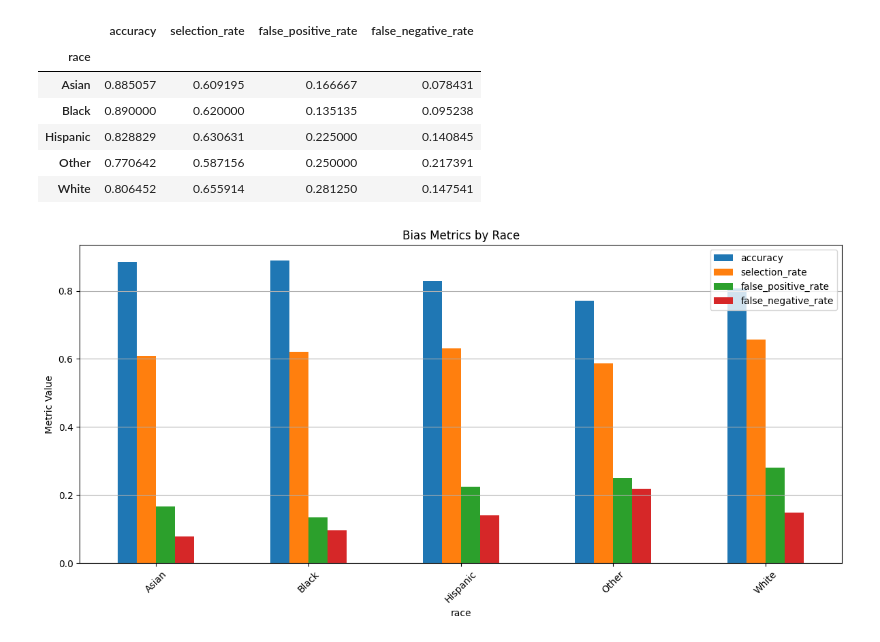
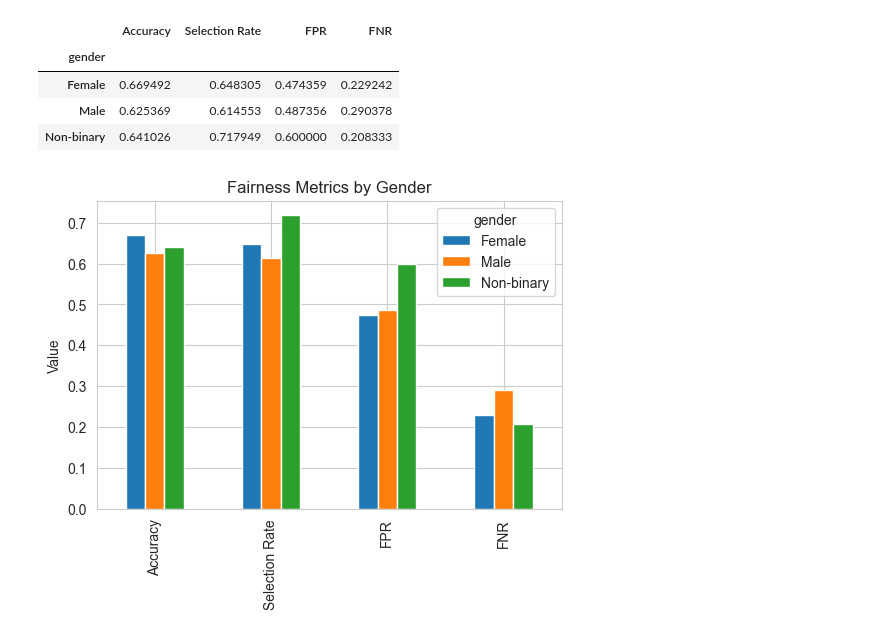
Before and after one commit to RajatShinde3/FairLoans, a Jupyter notebook: notebooks/02_bias_detect.ipynb, the cells around one changed output. Drawn from its saved outputs; the diff is of its cells as text; code cells hidden in the pictures.

```diff
--- a/notebooks/02_bias_detect.ipynb
+++ b/notebooks/02_bias_detect.ipynb
@@ -58,35 +59,31 @@ plt.show()
 # %%
-# 📊 Step 6: Bias Metrics (by Race)
-metrics_race = MetricFrame(
-    metrics={
-        "accuracy": accuracy_score,
-        "selection_rate": selection_rate,
-        "false_positive_rate": false_positive_rate,
-        "false_negative_rate": false_negative_rate
-    },
-    y_true=df["y_true"],
-    y_pred=df["y_pred"],
-    sensitive_features=df["race"]
-)
-
-metrics_race.by_group
+def audit_bias(df, sensitive_feature):
+    df_valid = df.dropna(subset=["y_true_bin", "y_pred_bin", sensitive_feature])
+    mf = MetricFrame(
+        metrics={
+            "Accuracy": accuracy_score,
+            "Selection Rate": selection_rate,
+            "FPR": false_positive_rate,
+            "FNR": false_negative_rate,
+        },
+        y_true=df_valid["y_true_bin"],
+        y_pred=df_valid["y_pred_bin"],
+        sensitive_features=df_valid[sensitive_feature]
+    )
+    return mf
-# %% [output]
-|  | accuracy | selection_rate | false_positive_rate | false_negative_rate |
-| race |  |  |  |  |
-| Asian | 0.885057 | 0.609195 | 0.166667 | 0.078431 |
-| Black | 0.890000 | 0.620000 | 0.135135 | 0.095238 |
-| Hispanic | 0.828829 | 0.630631 | 0.225000 | 0.140845 |
-| Other | 0.770642 | 0.587156 | 0.250000 | 0.217391 |
-| White | 0.806452 | 0.655914 | 0.281250 | 0.147541 |
 # %%
-# 🖼️ Step 7: Visualize Bias Metrics (by Race)
-metrics_race.by_group.plot(kind="bar", figsize=(12,6))
-plt.title("Bias Metrics by Race")
-plt.ylabel("Metric Value")
-plt.xticks(rotation=45)
-plt.grid(axis="y")
-plt.tight_layout()
+mf_gender = audit_bias(df, "gender")
+display(mf_gender.by_group)
+
+mf_gender.by_group.T.plot(kind="bar", figsize=(6,4))
+plt.title("Fairness Metrics by Gender")
+plt.ylabel("Value")
 plt.show()
 # %% [output]
+|  | Accuracy | Selection Rate | FPR | FNR |
+| gender |  |  |  |  |
+| Female | 0.669492 | 0.648305 | 0.474359 | 0.229242 |
+| Male | 0.625369 | 0.614553 | 0.487356 | 0.290378 |
+| Non-binary | 0.641026 | 0.717949 | 0.600000 | 0.208333 |
-[figure, old version]
+[figure, new version]
 # %%
```
Also changed, not shown: parts of 12 cells of this notebook, 2 other files.
